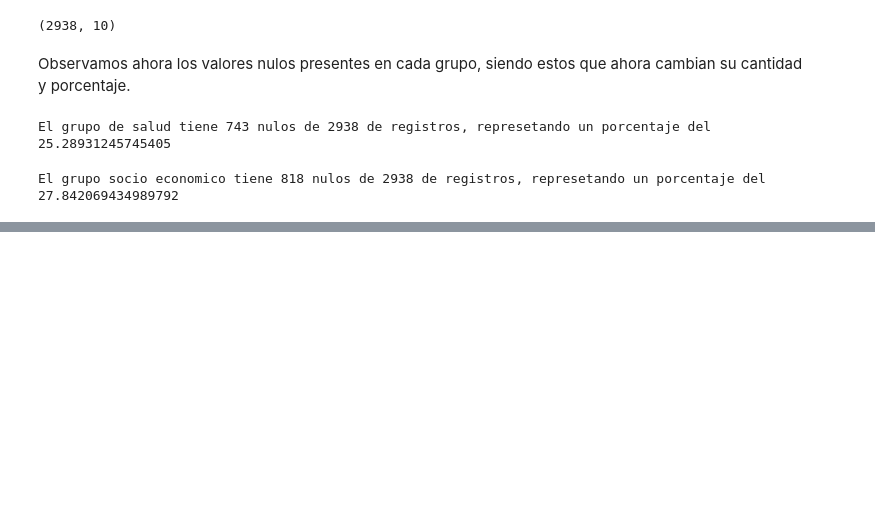
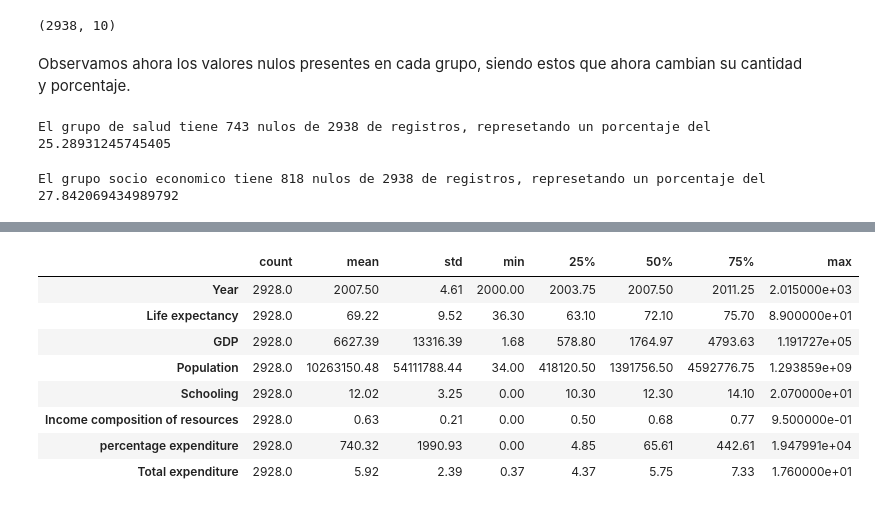
Before and after one commit to cburbano-usgp/grupo3_proyecto_aprendizaje_autom, a Jupyter notebook: Grupo3_proyecto.ipynb, the cells around one changed output, grey strips where cells are left out. Drawn from its saved outputs; the diff is of its cells as text; code cells hidden in the pictures; blank space fills up the shorter version.

```diff
--- a/Grupo3_proyecto.ipynb
+++ b/Grupo3_proyecto.ipynb
@@ -229,3 +236,9 @@ df_grupo_salud_dropna = df_grupo_salud.dropna()
 # %%
-# Elimina filas solo si tienen nulos en 'Life expectancy' o 'Adult Mortality'
-#df = df.dropna(subset=['Life expectancy', 'Adult Mortality'])
+from sklearn.impute import SimpleImputer
+# Elimina filas solo si tienen nulos en 'Life expectancy'
+df_grupo_socioeconomico_dropna = df_grupo_socioeconomico.dropna(subset=['Life expectancy'])
+df_grupo_socioeconomico_imputer = df_grupo_socioeconomico_dropna.copy()
+columnas = ['GDP', 'Population', 'Schooling', 'Income composition of resources', 'Total expenditure']
+imputer = SimpleImputer(strategy="median")
+for col in columnas:
+  df_grupo_socioeconomico_imputer[col] = imputer.fit_transform(df_grupo_socioeconomico_imputer[[col]])
@@ -233,0 +265,25 @@ array([0.01, 0.03, 0.02, ..., 2.44, 3.56, 4.57], shape=(1077,))
+# %%
+from sklearn.preprocessing import (
+    MinMaxScaler, RobustScaler, MaxAbsScaler, StandardScaler,
+    PowerTransformer, Normalizer,
+)
+df_grupo_socioeconomico_scaler = df_grupo_socioeconomico_dropna.copy()
+df_grupo_salud_scaler = df_grupo_salud_dropna.copy()
+
+grupo_salud = ['Adult Mortality', 'infant deaths', 'under-five deaths',
+               'Hepatitis B', 'Measles', 'Polio', 'Diphtheria', 'HIV/AIDS', 'BMI', 'thinness  1-19 years',
+               'thinness 5-9 years', 'Alcohol']
+
+robust_scaler = RobustScaler()
+for col in columnas:
+  df_i2_i4_i5_i6_i7[col + "robust_scaler"] = robust_scaler.fit_transform(df_i2_i4_i5_i6_i7[[col]])
+# %% [output]
+|  | count | mean | std | min | 25% | 50% | 75% | max |
+| Year | 2928.0 | 2007.50 | 4.61 | 2000.00 | 2003.75 | 2007.50 | 2011.25 | 2.015000e+03 |
+| Life expectancy | 2928.0 | 69.22 | 9.52 | 36.30 | 63.10 | 72.10 | 75.70 | 8.900000e+01 |
+| GDP | 2928.0 | 6627.39 | 13316.39 | 1.68 | 578.80 | 1764.97 | 4793.63 | 1.191727e+05 |
+| Population | 2928.0 | 10263150.48 | 54111788.44 | 34.00 | 418120.50 | 1391756.50 | 4592776.75 | 1.293859e+09 |
+| Schooling | 2928.0 | 12.02 | 3.25 | 0.00 | 10.30 | 12.30 | 14.10 | 2.070000e+01 |
+| Income composition of resources | 2928.0 | 0.63 | 0.21 | 0.00 | 0.50 | 0.68 | 0.77 | 9.500000e-01 |
+| percentage expenditure | 2928.0 | 740.32 | 1990.93 | 0.00 | 4.85 | 65.61 | 442.61 | 1.947991e+04 |
+| Total expenditure | 2928.0 | 5.92 | 2.39 | 0.37 | 4.37 | 5.75 | 7.33 | 1.760000e+01 |
```
Also changed, not shown: parts of 6 cells of this notebook.
